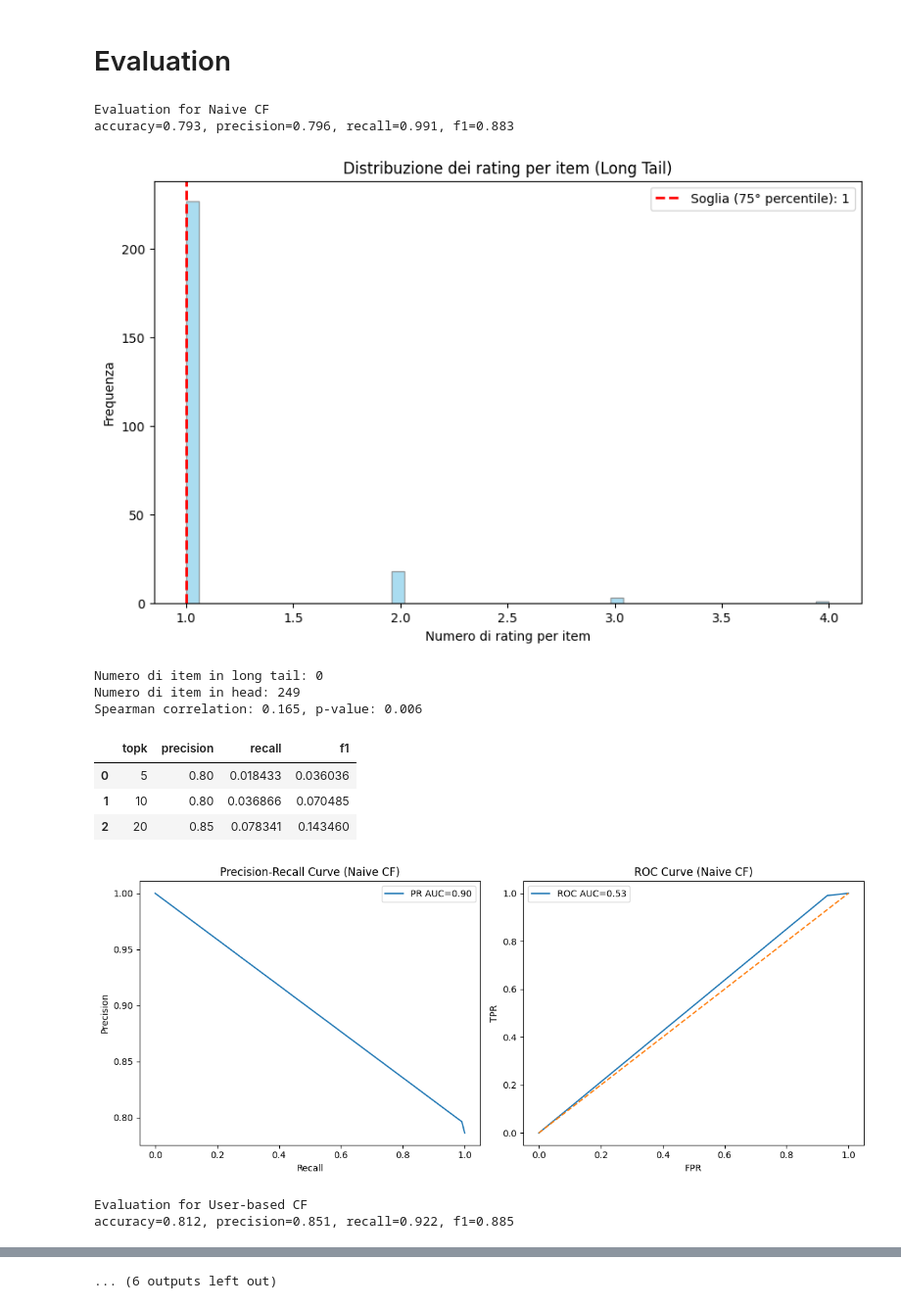
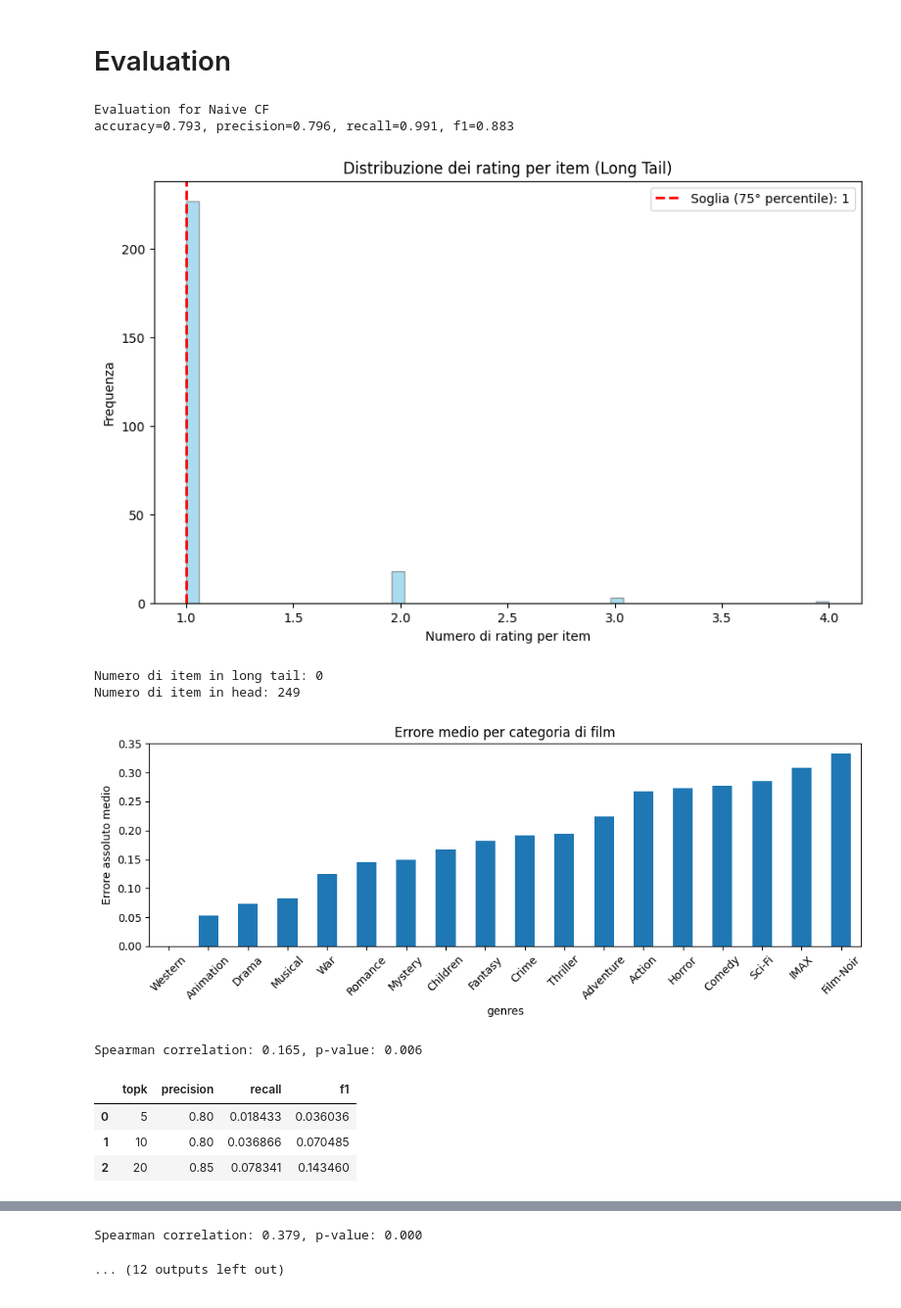
Before and after one commit to EliaTosin/DataAnaCla25, a Jupyter notebook: flipped_9/evaluation_rec_sys.ipynb, the cells around one changed output, grey strips where cells are left out. Shown at 98% size. Drawn from its saved outputs; the diff is of its cells as text; code cells hidden in the pictures.

Commit message:
error per genre

```diff
--- a/flipped_9/evaluation_rec_sys.ipynb
+++ b/flipped_9/evaluation_rec_sys.ipynb
@@ -630,6 +630,27 @@ def long_tail_analysis(df, col, itemCol):
     print(f"Numero di item in head: {head_count}")
 
     return error_by_popularity
+# %%
+# Serve df_movies con movieId e genres
+def error_by_genre(df, col):
+    df_with_genre = df.merge(movies[['movieId', 'genres']], on='movieId', how='left')
+    df_with_genre['abs_error'] = abs(df_with_genre['rating_label'] - df_with_genre[col])
+
+    # Espandi generi
+    df_genres_expanded = df_with_genre.copy()
+    df_genres_expanded['genres'] = df_genres_expanded['genres'].str.split('|')
+    df_genres_expanded = df_genres_expanded.explode('genres')
+
+    # Calcola errore medio per categoria
+    genre_errors = df_genres_expanded.groupby('genres')['abs_error'].mean().sort_values()
+
+    plt.figure(figsize=(10, 4))
+    genre_errors.plot(kind='bar')
+    plt.title("Errore medio per categoria di film")
+    plt.ylabel("Errore assoluto medio")
+    plt.xticks(rotation=45)
+    plt.tight_layout()
+    plt.show()
 # %%
 def evaluate_correlation(df, score_col):
     corr_spear = spearmanr(df['rating_label'], df[score_col])
@@ -683,30 +704,29 @@ def random_recommender_benchmark(df, topk_list=[5, 10, 20]):
 # %%
 col = {
     'pred_label': 'Naive CF',
     'pred_user_label': 'User-based CF',
     'pred_global_label': 'Global CF'
 }
 
 for c in col.keys():
     print(f"Evaluation for {col[c]}")
     evaluate_accuracy(df_predictions, c)
     long_tail_analysis(df_predictions, c, 'movieId')
+    error_by_genre(df_predictions, c)
     evaluate_correlation(df_predictions, c)
     display(evaluate_topk(df_predictions['rating_label'].values, df_predictions[c].values))
     plot_pr_roc(df_predictions['rating_label'].values, df_predictions[c].values, col[c])
 
 random_recommender_benchmark(df_predictions)
 # %% [output]
 Evaluation for Naive CF
 accuracy=0.793, precision=0.796, recall=0.991, f1=0.883
 [figure]
 Numero di item in long tail: 0
 Numero di item in head: 249
-Spearman correlation: 0.165, p-value: 0.006
-|  | topk | precision | recall | f1 |
-| 0 | 5 | 0.80 | 0.018433 | 0.036036 |
-| 1 | 10 | 0.80 | 0.036866 | 0.070485 |
-| 2 | 20 | 0.85 | 0.078341 | 0.143460 |
-[figure, old version]
+[figure, new version]
-Evaluation for User-based CF
-accuracy=0.812, precision=0.851, recall=0.922, f1=0.885
+Spearman correlation: 0.165, p-value: 0.006
+|  | topk | precision | recall | f1 |
+| 0 | 5 | 0.80 | 0.018433 | 0.036036 |
+| 1 | 10 | 0.80 | 0.036866 | 0.070485 |
+| 2 | 20 | 0.85 | 0.078341 | 0.143460 |
@@ -725,4 +740,5 @@ accuracy=0.783, precision=0.837, recall=0.899, f1=0.867
-... (6 outputs left out)
+Spearman correlation: 0.379, p-value: 0.000
+... (12 outputs left out)
 # %%
 print("Evaluation for Matrix Factorization")
 evaluate_accuracy(df_predictions_mf, 'predicted')
```
Also changed, not shown: parts of 4 cells of this notebook.
